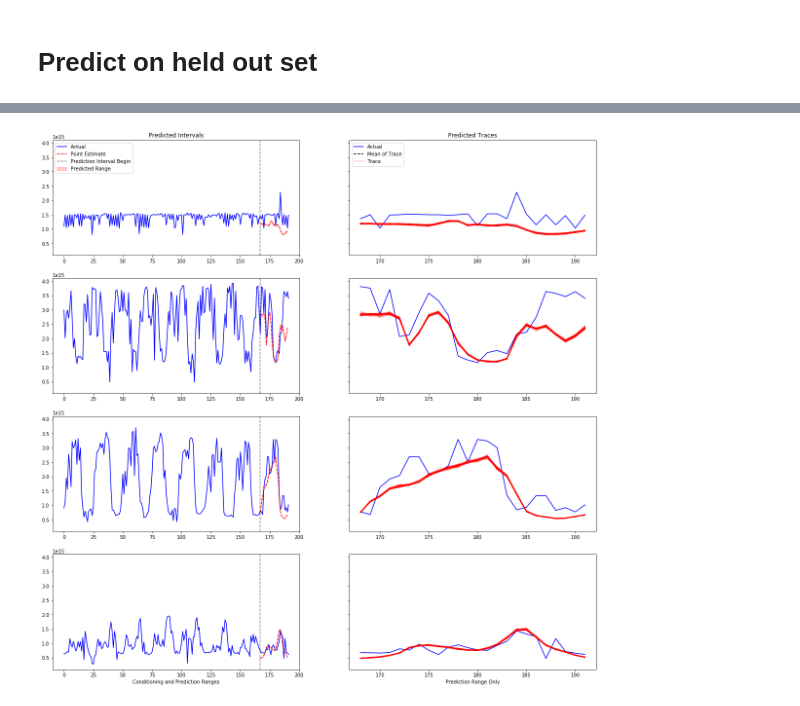
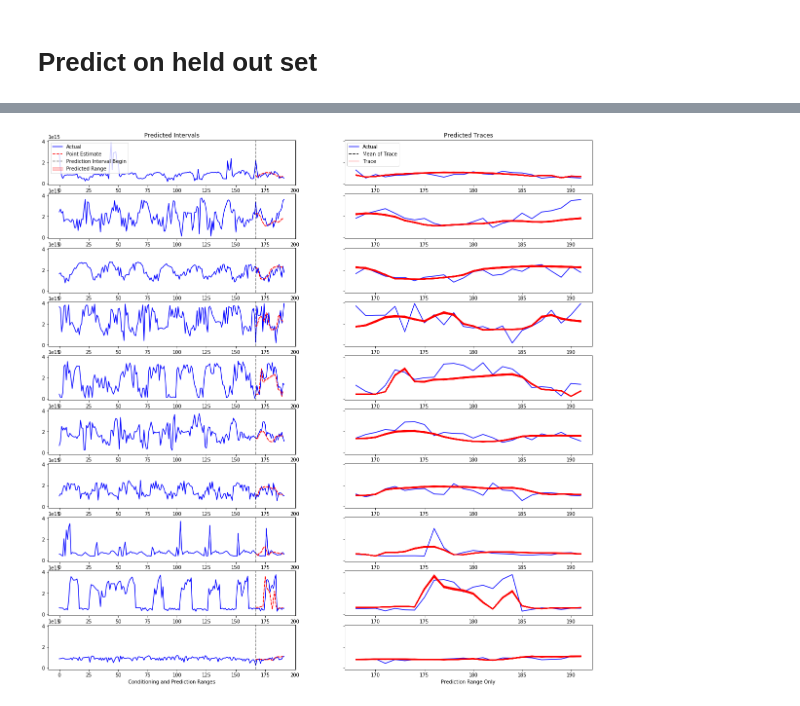
Before and after one commit to dantegates/deep-ar, a Jupyter notebook: deep-ar.ipynb, the cells around one changed output, grey strips where cells are left out. Cells and saved outputs as stored; diff of their text form; code cells hidden in the pictures.

```diff
--- a/deep-ar.ipynb
+++ b/deep-ar.ipynb
@@ -395,7 +395,7 @@ from tqdm import tqdm_notebook as tqdm
 # configs
 n_total_training_examples = 500000
 n_steps_per_epoch = 500
-n_epochs = 30
+n_epochs = 100
 batch_size = 64
 
 # for reproducability (sort of...)
@@ -500,0 +505,5 @@ array(1034968543833883)
+# %%
+import matplotlib.pyplot as plt
+mu = p[:, :, 0].reshape(-1)
+alpha = p[:, :, 1].reshape(-1)
+pd.Series(np.sqrt(mu + alpha * mu ** 2)).describe()
@@ -547,8 +577,8 @@ def predict(model, x):
     x = {k: v for k, v in x.items()}
     x['z'][:, condition_length:, :] = 0
     for i in range(condition_length, condition_length + prediction_length):
-        p = model.predict(x)
-        mu, alpha = p[:, i, 0], 1 / p[:, i, 1]
-        z_hat = nbinom(mu, alpha)
+        predictions = model.predict(x)
+        mu, r = predictions[:, i, 0], 1 / predictions[:, i, 1]
+        z_hat = nbinom(mu, r)
         x['z'][:, i, 0] = z_hat / x['scale_factor'].reshape(-1)
     return x['z'] * x['scale_factor']
@@ -557,6 +585,6 @@ def predict(model, x):
 # %%
 %%time
 predictions = []
-for _ in range(30):
+for _ in range(200):
     predictions.append(predict(model, x_test))
 # %% [output]
@@ -565,37 +593,37 @@ Wall time: 2min 44s
 # %%
 import matplotlib.pyplot as plt
 
-fig, axs = plt.subplots(len(x_test), 2, figsize=(20, 20), sharey=True)
+fig, axs = plt.subplots(len(x_test['z']), 2, figsize=(20, 20), sharey=True)
 stacked_preds = np.stack(predictions, axis=3)
 p_means = np.mean(stacked_preds, axis=(2, 3))
 p_mins = np.min(stacked_preds, axis=(2, 3))
 p_maxes = np.max(stacked_preds, axis=(2, 3))
 
 axs[0][0].set_title('Predicted Intervals')
 axs[0][1].set_title('Predicted Traces')
 
 axs[-1][0].set_xlabel('Conditioning and Prediction Ranges')
 axs[-1][1].set_xlabel('Prediction Range Only')
 
 total_length = condition_length + prediction_length
 
 for i, ax in enumerate(axs):
     # plot interval
     ax[0].plot(np.arange(total_length), y_test[i].reshape(-1), color='b', label='Actual')
     ax[0].plot(condition_length + np.arange(prediction_length) - 1, p_means[i][condition_length:], color='r', ls='--', label='Point Estimate')
     ax[0].fill_between(condition_length + np.arange(prediction_length) - 1, p_mins[i, condition_length:], p_means[i, condition_length:], alpha=0.2, color='r', label='Predicted Range')
     ax[0].axvline(condition_length - 1, color='k', ls='--', alpha=0.5, label='Prediction Interval Begin')
     _ = ax[0].legend(loc='upper left') if i == 0 else None
 
     # plot trace
     x_idx_pred = np.arange(prediction_length) + condition_length
     ax[1].plot(x_idx_pred, y_test[i, condition_length:].reshape(-1), color='b', label='Actual')
     ax[1].plot(x_idx_pred, p_means[i, condition_length:], color='k', ls='--', label='Mean of Trace')
     for j, p_new in enumerate(predictions):
         kwargs = {'label': 'Trace'} if j == 0 else {}
         ax[1].plot(x_idx_pred, p_new[i, condition_length:].reshape(-1), color='r', alpha=0.3, **kwargs)
     _ = ax[1].legend(loc='upper left') if i == 0 else None
 
 plt.savefig('side-by-side.png')
 # %% [output]
-[figure, old version]
+[figure, new version]
```
Also changed, not shown: parts of 15 cells of this notebook.
